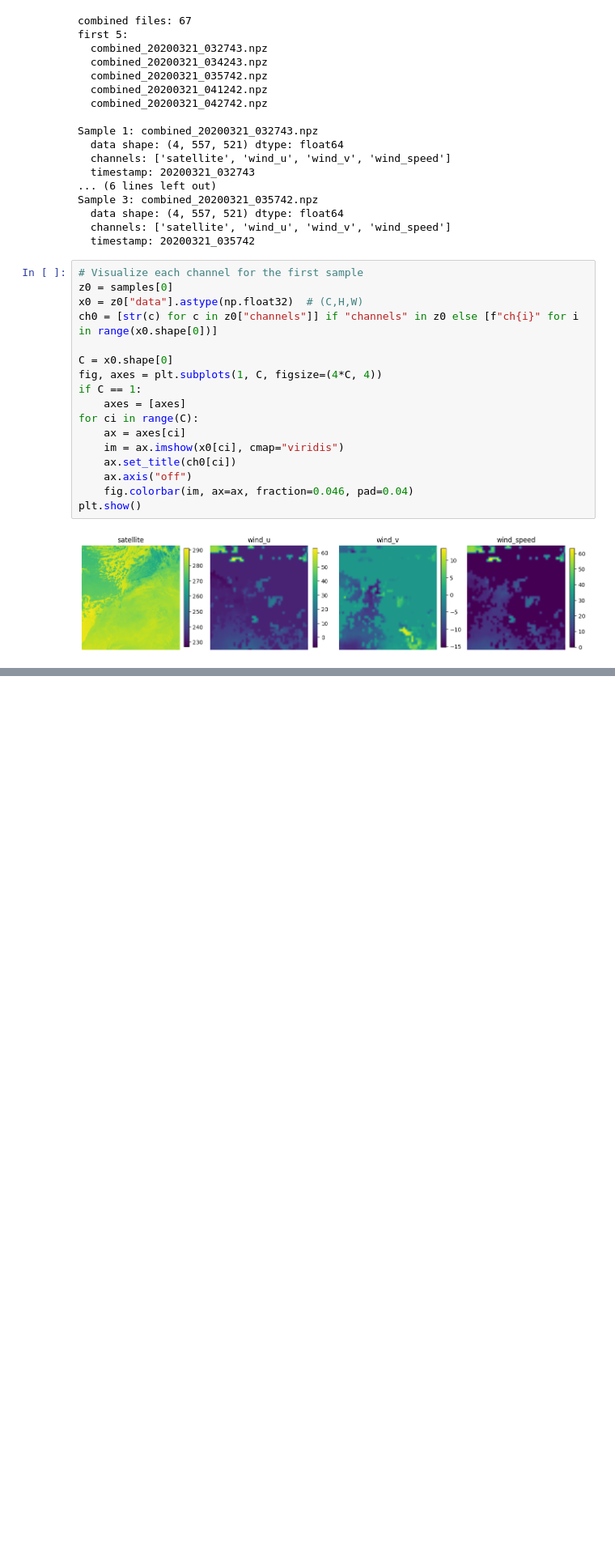
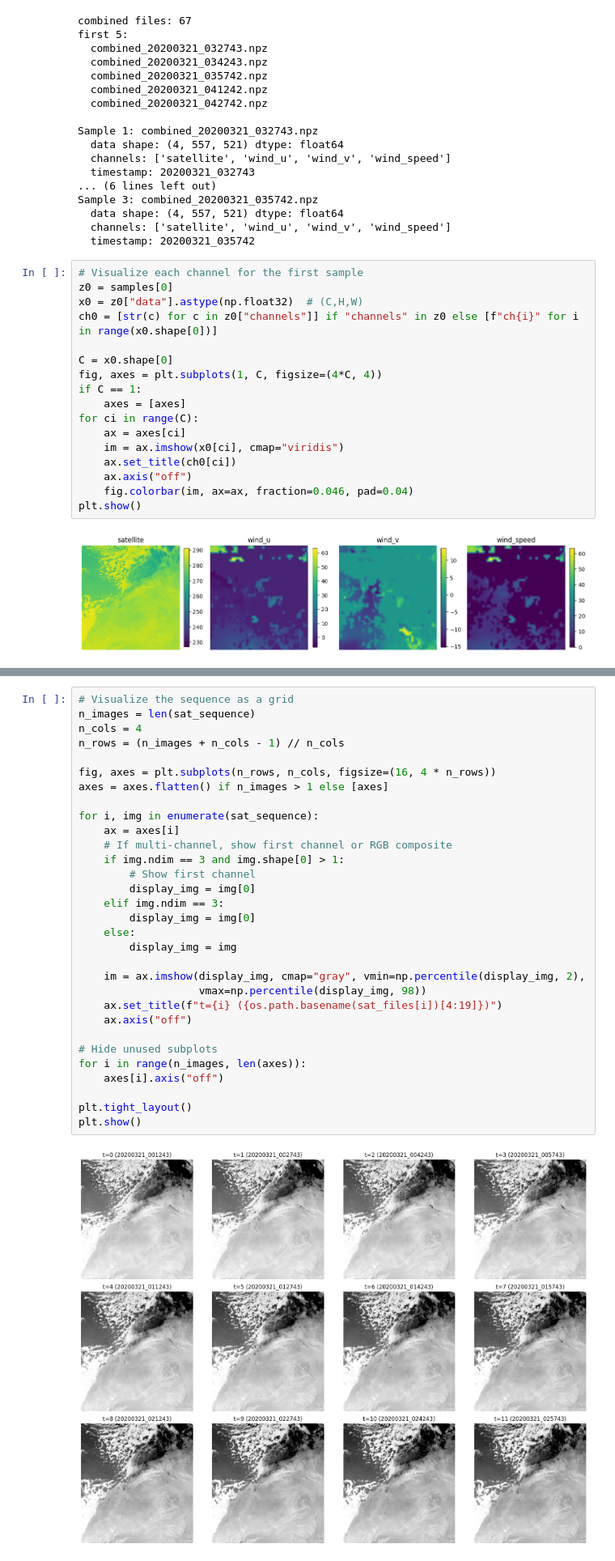
Before and after one commit to Ismailea4/morocco-weather-nowcasting, a Jupyter notebook: notebook/01_data_pipeline_prototype.ipynb, the cells around one changed output, grey strips where cells are left out. Shown at 81% size. Saved outputs shown, nothing was run; the diff lists cells and outputs as text; blank space fills up the shorter version.

```diff
--- a/notebook/01_data_pipeline_prototype.ipynb
+++ b/notebook/01_data_pipeline_prototype.ipynb
@@ -140,0 +186,33 @@ returncode: 0
+# %%
+# Visualize the sequence as a grid
+n_images = len(sat_sequence)
+n_cols = 4
+n_rows = (n_images + n_cols - 1) // n_cols
+
+fig, axes = plt.subplots(n_rows, n_cols, figsize=(16, 4 * n_rows))
+axes = axes.flatten() if n_images > 1 else [axes]
+
+for i, img in enumerate(sat_sequence):
+    ax = axes[i]
+    # If multi-channel, show first channel or RGB composite
+    if img.ndim == 3 and img.shape[0] > 1:
+        # Show first channel
+        display_img = img[0]
+    elif img.ndim == 3:
+        display_img = img[0]
+    else:
+        display_img = img
+
+    im = ax.imshow(display_img, cmap="gray", vmin=np.percentile(display_img, 2),
+                   vmax=np.percentile(display_img, 98))
+    ax.set_title(f"t={i} ({os.path.basename(sat_files[i])[4:19]})")
+    ax.axis("off")
+
+# Hide unused subplots
+for i in range(n_images, len(axes)):
+    axes[i].axis("off")
+
+plt.tight_layout()
+plt.show()
+# %% [output]
+[figure, added]
```
Also changed, not shown: parts of 6 cells of this notebook, 18 other files.
